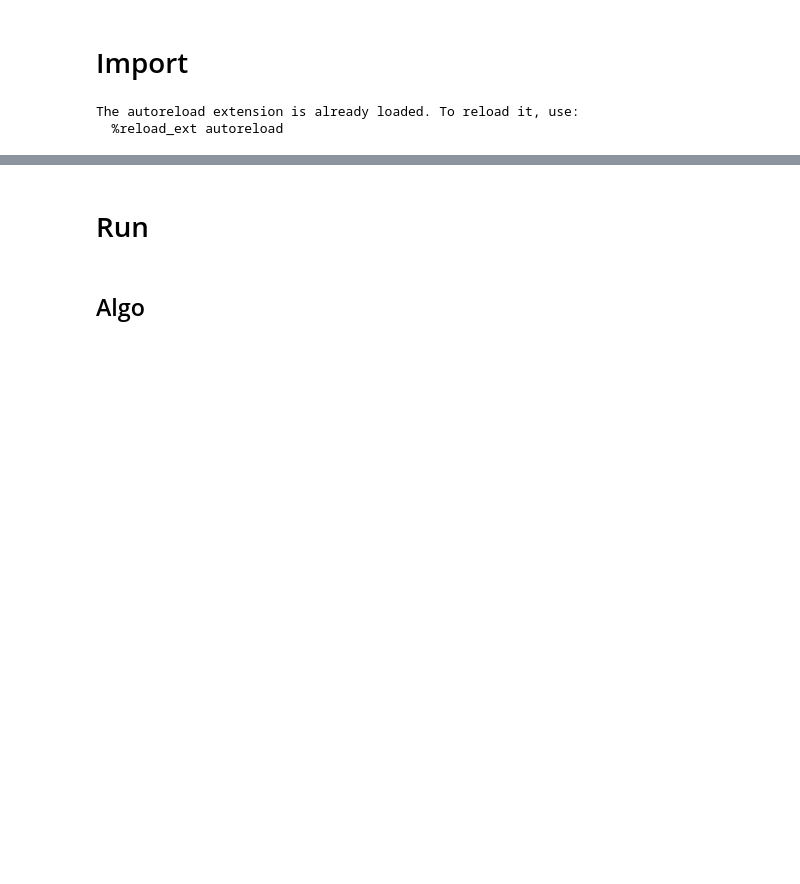
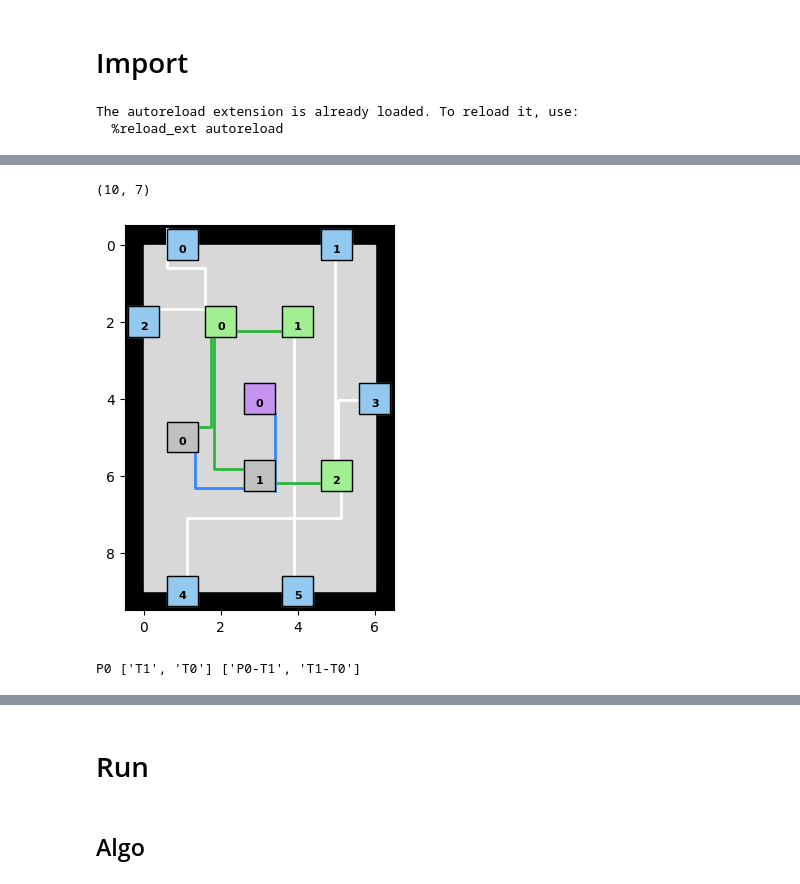
Before and after one commit to egos/valeo, a Jupyter notebook: VALEO notebook_V3.ipynb, the cells around one changed output, grey strips where cells are left out. Drawn from its saved outputs; the diff is of its cells as text; code cells hidden in the pictures; blank space fills up the shorter version.

```diff
--- a/VALEO notebook_V3.ipynb
+++ b/VALEO notebook_V3.ipynb
@@ -217,0 +118,6 @@ debit(algo,indiv,debitinput, grouped = True, split = True)
+# %%
+file = {'SheetMapName' : 'map T2', 'uploaded_file' : "data.xlsx",'DistFactor' : 0.1}
+algo = load_data_brut(file)
+dfline = algo.dfline.copy()
+Comb = algo.Comb
+Comb
@@ -217,0 +130,3 @@ debit(algo,indiv,debitinput, grouped = True, split = True)
+# %%
+Name = "E0-C0,E0-C2,E1-C5,E2-C1,E2-C3,E2-C4,P0-E0,P0-E1,P0-E2"
+indiv  = Indiv_reverse(Name,algo)
@@ -217,0 +135,3 @@ debit(algo,indiv,debitinput, grouped = True, split = True)
+# %%
+BusTNames = Tconnection_v3(algo, indiv,0)
+BusTNames
@@ -217,0 +160,39 @@ debit(algo,indiv,debitinput, grouped = True, split = True)
+# %%
+# Plot
+row = pd.Series(indiv)
+ElemsList = ['Clist','Elist','Plist']
+Elems = ['C','E','P']
+SelectSlot = []
+List_EtoC = row.List_EtoC
+List_PtoE = row.List_PtoE
+for n in range(3):
+    SelectSlot+= ['{}{}'.format(Elems[n],i) for i in row[ElemsList[n]]]
+SelectSlot+= ['T0','T1']
+SelectLine = BusTNames
+# SelectLine = indiv['BusName']
+fig = new_plot(algo, SelectLine, SelectSlot)
+fig.set_size_inches(5,5)
+# %% [output]
+(10, 7)
+[figure, added]
+# %%
+pn = 0
+p = 'P{}'.format(pn)
+PtoTConnect = algo.PtoTConnect[p]
+Tconnect = PtoTConnect
+TconnectPath = Line_Name([p] + Tconnect)
+Tlist = Tconnect
+print(p , Tconnect,TconnectPath)
+
+G0 = algo.G0.copy()
+
+p = 'P{}'.format(p)
+Elist = indiv['Pconnect'][pn]
+ElistName = ['E{}'.format(e) for e in Elist]
+Elist = ElistName.copy()
+
+SlotName = ElistName + Tlist
+L = []
+# backward sur chaque E pour
+# %% [output]
+P0 ['T1', 'T0'] ['P0-T1', 'T1-T0']
```
Also changed, not shown: parts of 176 cells of this notebook, 4 other files.
